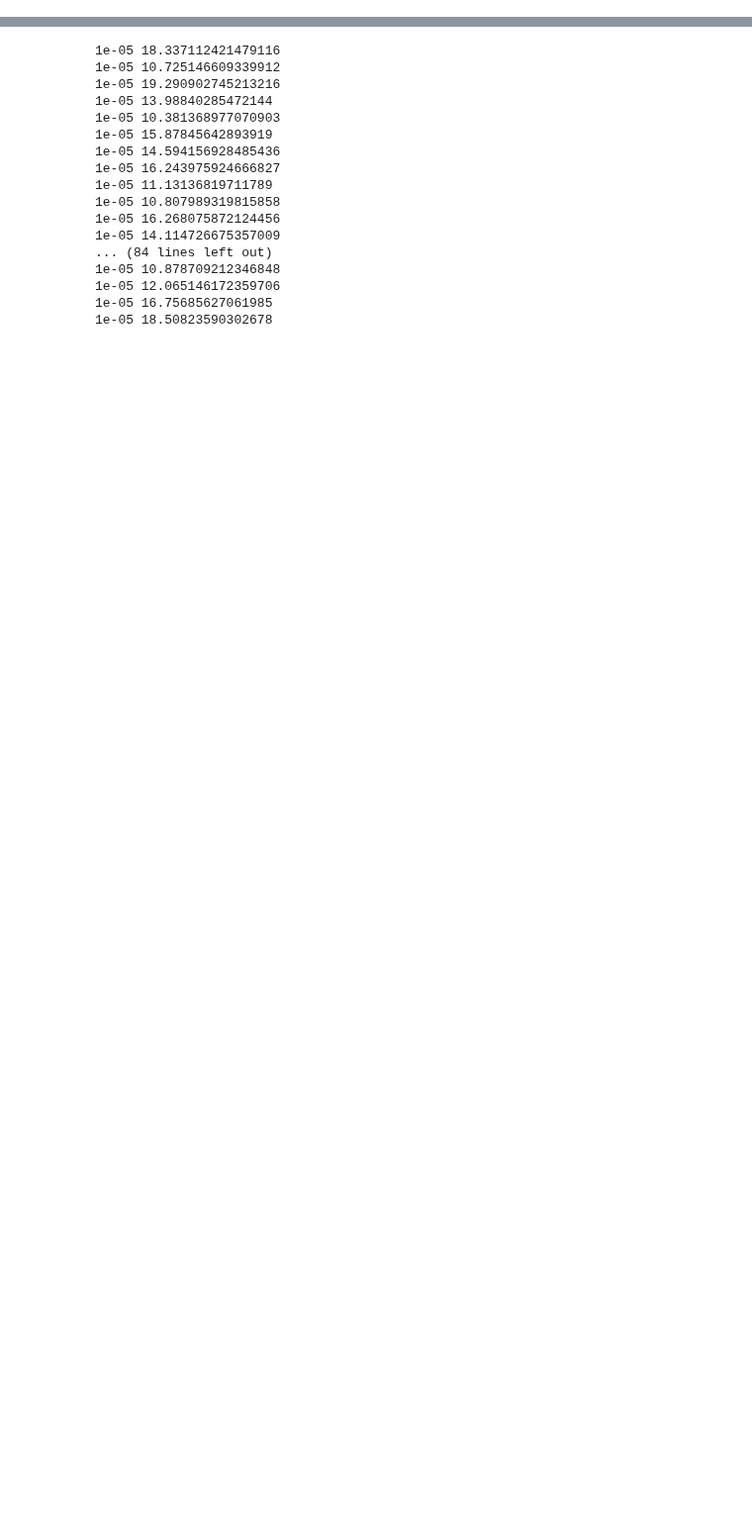
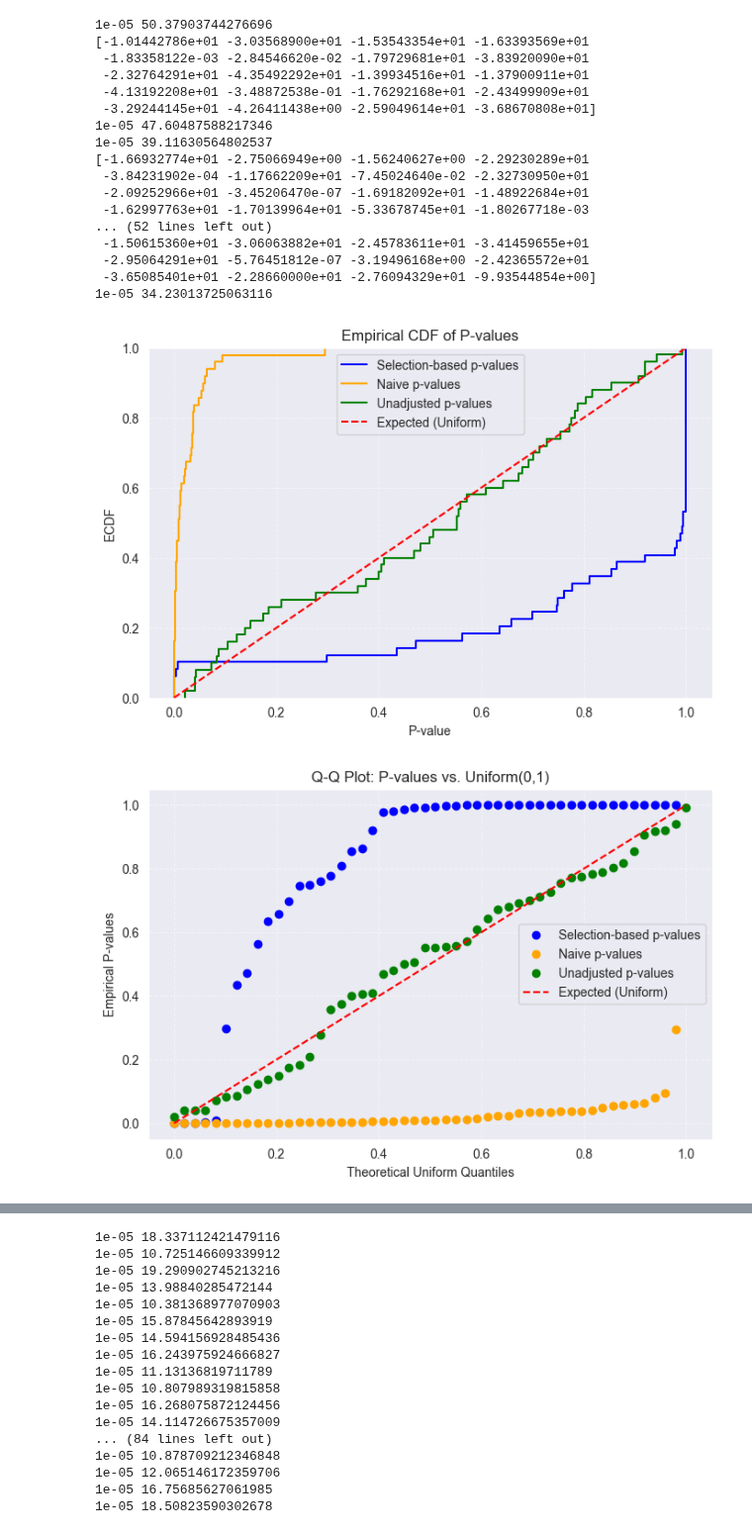
Before and after one commit to judywu4800/SI_HierarchicalClustering, a Jupyter notebook: analysis/choose_tau_test.ipynb, the cells around one changed output, grey strips where cells are left out. Shown at 99% size. Drawn from its saved outputs; the diff is of its cells as text; code cells hidden in the pictures; blank space fills up the shorter version.

```diff
--- a/analysis/choose_tau_test.ipynb
+++ b/analysis/choose_tau_test.ipynb
@@ -16,0 +235,3 @@ import random
+# %%
+check_p_value_uniformity(15,2,1,3,0.1,tau_values, layer=-1,linkage="complete",num_trials=50)
+# %% [output]
@@ -16,0 +255,19 @@ import random
+1e-05 50.37903744276696
+[-1.01442786e+01 -3.03568900e+01 -1.53543354e+01 -1.63393569e+01
+ -1.83358122e-03 -2.84546620e-02 -1.79729681e+01 -3.83920090e+01
+ -2.32764291e+01 -4.35492292e+01 -1.39934516e+01 -1.37900911e+01
+ -4.13192208e+01 -3.48872538e-01 -1.76292168e+01 -2.43499909e+01
+ -3.29244145e+01 -4.26411438e+00 -2.59049614e+01 -3.68670808e+01]
+1e-05 47.60487588217346
+1e-05 39.11630564802537
+[-1.66932774e+01 -2.75066949e+00 -1.56240627e+00 -2.29230289e+01
+ -3.84231902e-04 -1.17662209e+01 -7.45024640e-02 -2.32730950e+01
+ -2.09252966e+01 -3.45206470e-07 -1.69182092e+01 -1.48922684e+01
+ -1.62997763e+01 -1.70139964e+01 -5.33678745e+01 -1.80267718e-03
+... (52 lines left out)
+ -1.50615360e+01 -3.06063882e+01 -2.45783611e+01 -3.41459655e+01
+ -2.95064291e+01 -5.76451812e-07 -3.19496168e+00 -2.42365572e+01
+ -3.65085401e+01 -2.28660000e+01 -2.76094329e+01 -9.93544854e+00]
+1e-05 34.23013725063116
+[figure, added]
+[figure, added]
```
Also changed, not shown: parts of 12 cells of this notebook, 18 other files.
